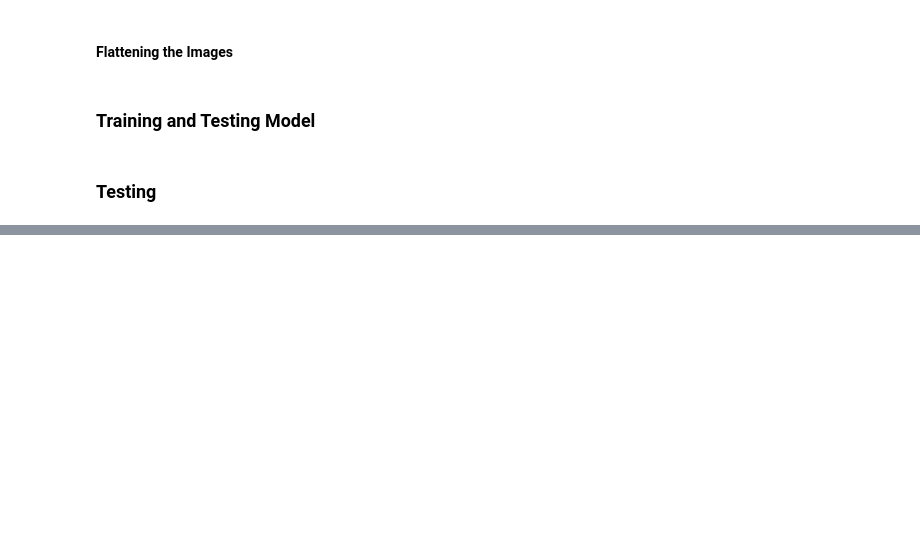
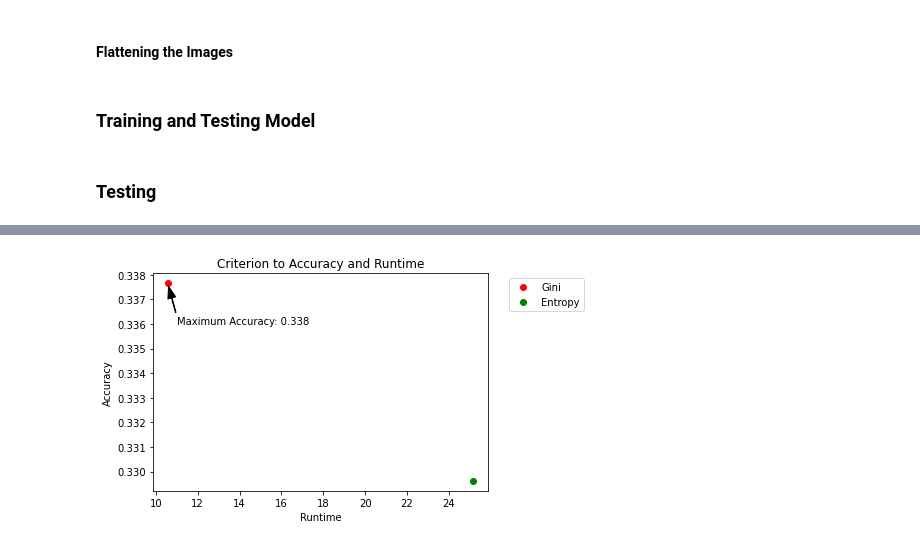
Before and after one commit to hollycraig/machine_learning_assignment_2, a Jupyter notebook: random_forest.ipynb, the cells around one changed output, grey strips where cells are left out. Saved outputs shown, nothing was run; the diff lists cells and outputs as text; code cells hidden in the pictures; blank space fills up the shorter version.

```diff
--- a/random_forest.ipynb
+++ b/random_forest.ipynb
@@ -440,0 +528,43 @@ def test_random_forest_contrast_stretching():
+# %%
+with open('test_results/rf_criterion.csv') as csv_file:
+    csv_reader = csv.reader(csv_file, delimiter=',')
+    line_count = 0
+    results = []
+    for row in csv_reader:
+        if line_count != 0:
+            results.append({
+                'n_estimators' : int(row[0]),
+                'max_features' : row[1],
+                'criterion' : row[2],
+                'bootstrap' : row[3],
+                'accuracy' : float(row[4]),
+                'runtime' : float(row[5])
+            })
+        line_count += 1
+
+    gini_accuracy = []
+    entropy_accuracy = []
+
+    gini_runtime = []
+    entropy_runtime = []
+
+    for result in results:
+        if result['criterion'] == 'gini':
+            gini_accuracy.append(result['accuracy'])
+            gini_runtime.append(result['runtime'])
+        elif result['criterion'] == 'entropy':
+            entropy_accuracy.append(result['accuracy'])
+            entropy_runtime.append(result['runtime'])
+
+    plt.plot(gini_runtime, gini_accuracy, 'ro', label="Gini")
+    plt.plot(entropy_runtime, entropy_accuracy, 'go', label="Entropy")
+
+    plt.title('Criterion to Accuracy and Runtime')
+    plt.xlabel('Runtime')
+    plt.ylabel('Accuracy')
+    plt.annotate('Maximum Accuracy: 0.338', xy=(10.59134, 0.3376), xytext=(11, 0.336),
+                 arrowprops=dict(facecolor='black', shrink=0.05, width=0.5, headwidth=8))
+    plt.legend(bbox_to_anchor=(1.05, 1), loc="upper left")
+    plt.show()
+# %% [output]
+[figure, added]
```
Also changed, not shown: parts of 14 cells of this notebook.
